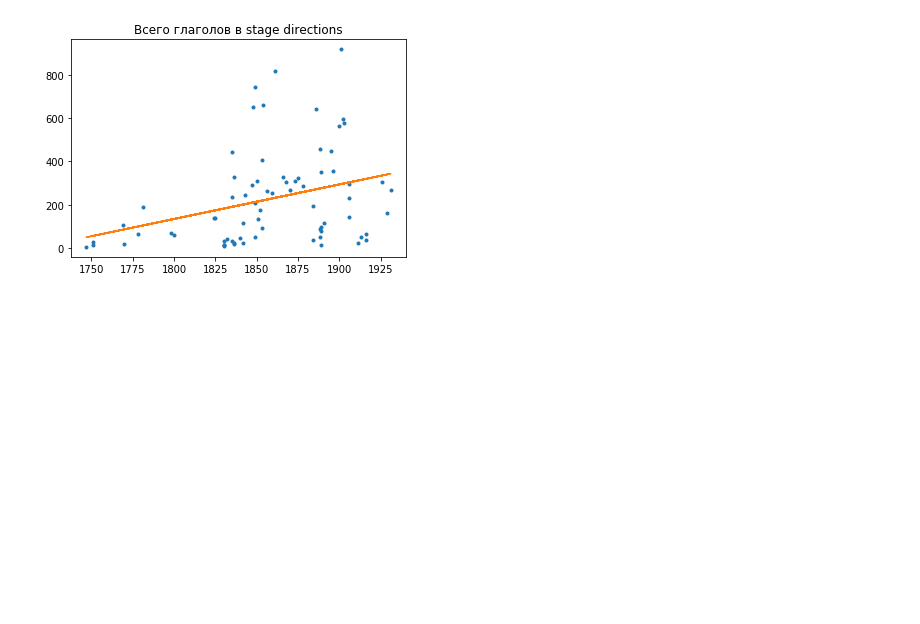
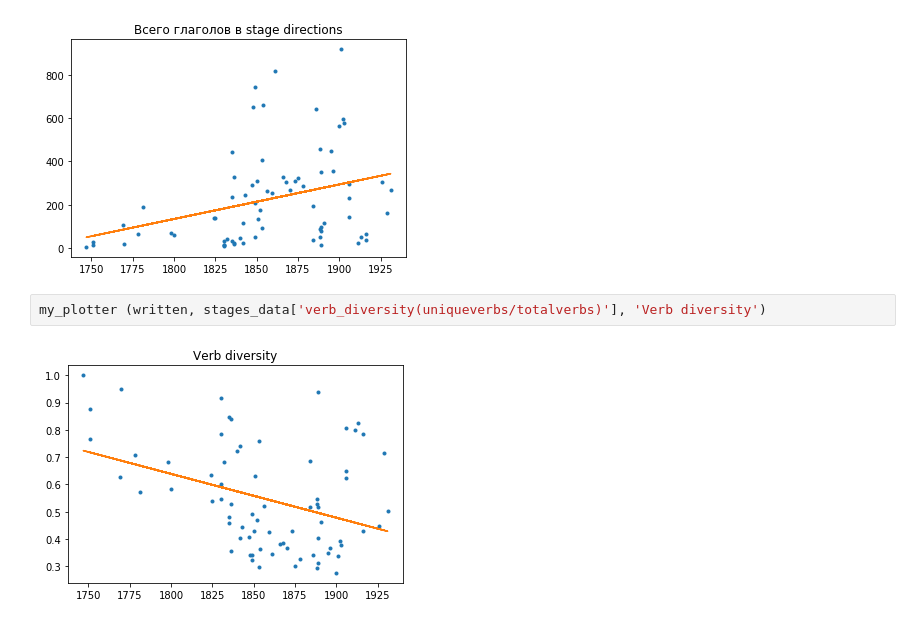
Before and after one commit to lehkost/RusDraCor, a Jupyter notebook: Calculating_stuff_in_plays/EpificationOfRussianDrama/RusDraCor Stage Directions Quantiative & Linguistic Analysis by Danya S..ipynb, the cells around one changed output. Saved outputs shown, nothing was run; the diff lists cells and outputs as text; blank space fills up the shorter version.

Commit message:
updated notebook with stages parser
updated notebook with stages parser

```diff
--- a/Calculating_stuff_in_plays/EpificationOfRussianDrama/RusDraCor Stage Directions Quantiative & Linguistic Analysis by Danya S..ipynb
+++ b/Calculating_stuff_in_plays/EpificationOfRussianDrama/RusDraCor Stage Directions Quantiative & Linguistic Analysis by Danya S..ipynb
@@ -234,3 +234,7 @@ my_plotter (written, stages_data['number of unique verbs'], 'Уникальны
 my_plotter (written, stages_data['total_number_of_verbs'], 'Всего глаголов в stage directions')
 # %% [output]
 [figure]
+# %%
+my_plotter (written, stages_data['verb_diversity(uniqueverbs/totalverbs)'], 'Verb diversity')
+# %% [output]
+[figure, added]
```
Also changed, not shown: parts of 2 cells of this notebook, 1 other file.
